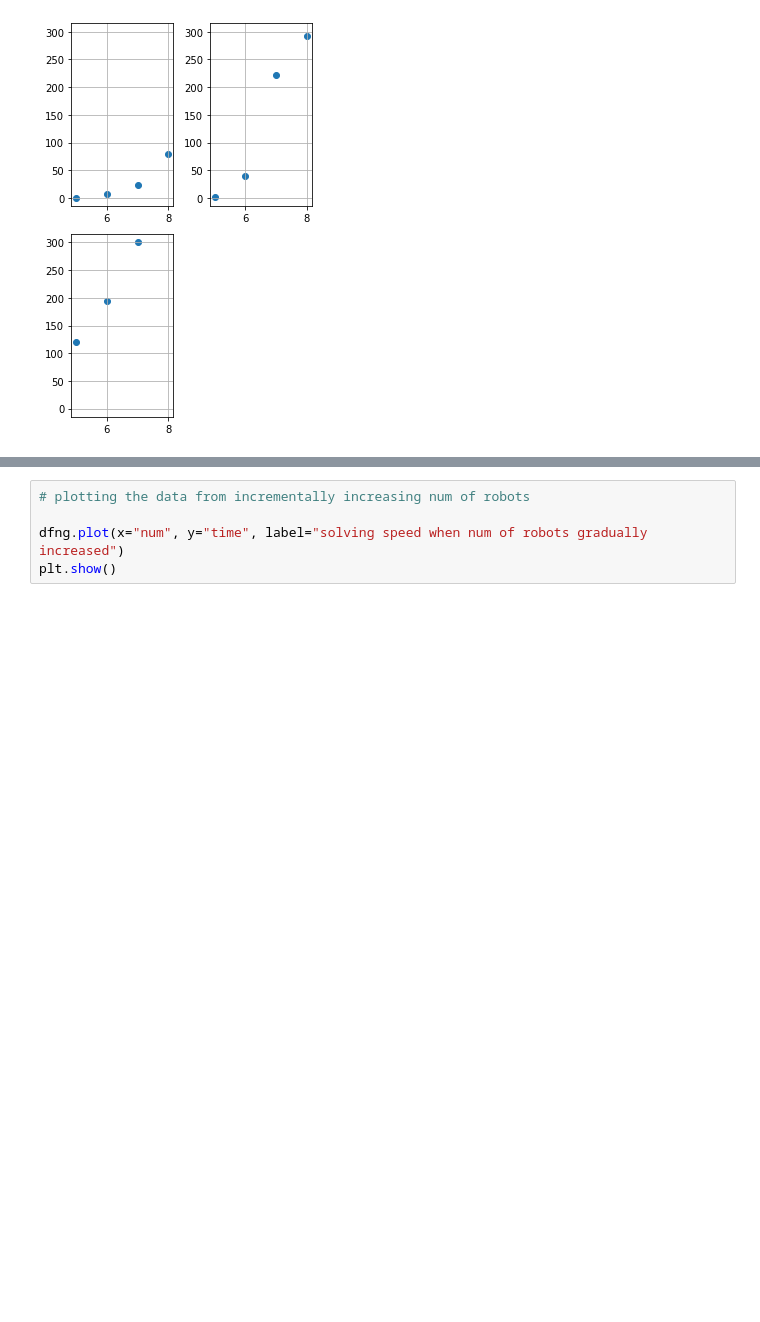
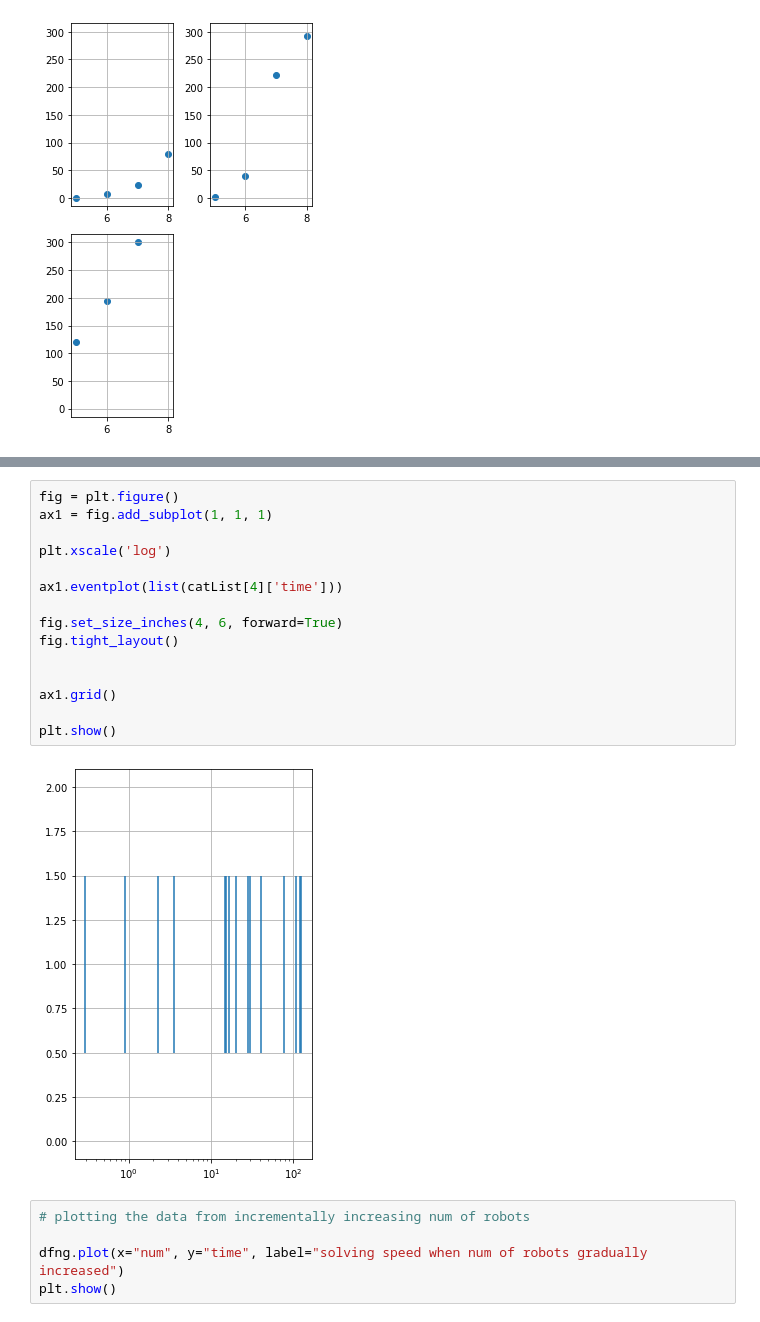
Before and after one commit to Philomena892/AndreevMoek, a Jupyter notebook: CBS/dataAnalysis.ipynb, the cells around one changed output, grey strips where cells are left out. Drawn from its saved outputs; the diff is of its cells as text; blank space fills up the shorter version.

```diff
--- a/CBS/dataAnalysis.ipynb
+++ b/CBS/dataAnalysis.ipynb
@@ -336,3 +430,20 @@ Name: 76, dtype: object
+# %%
+fig = plt.figure()
+ax1 = fig.add_subplot(1, 1, 1)
+
+plt.xscale('log')
+
+ax1.eventplot(list(catList[4]['time']))
+
+fig.set_size_inches(4, 6, forward=True)
+fig.tight_layout()
+
+
+ax1.grid()
+
+plt.show()
+# %% [output]
+[figure, added]
 # %%
 # plotting the data from incrementally increasing num of robots
 
```
Also changed, not shown: parts of 11 cells of this notebook.
